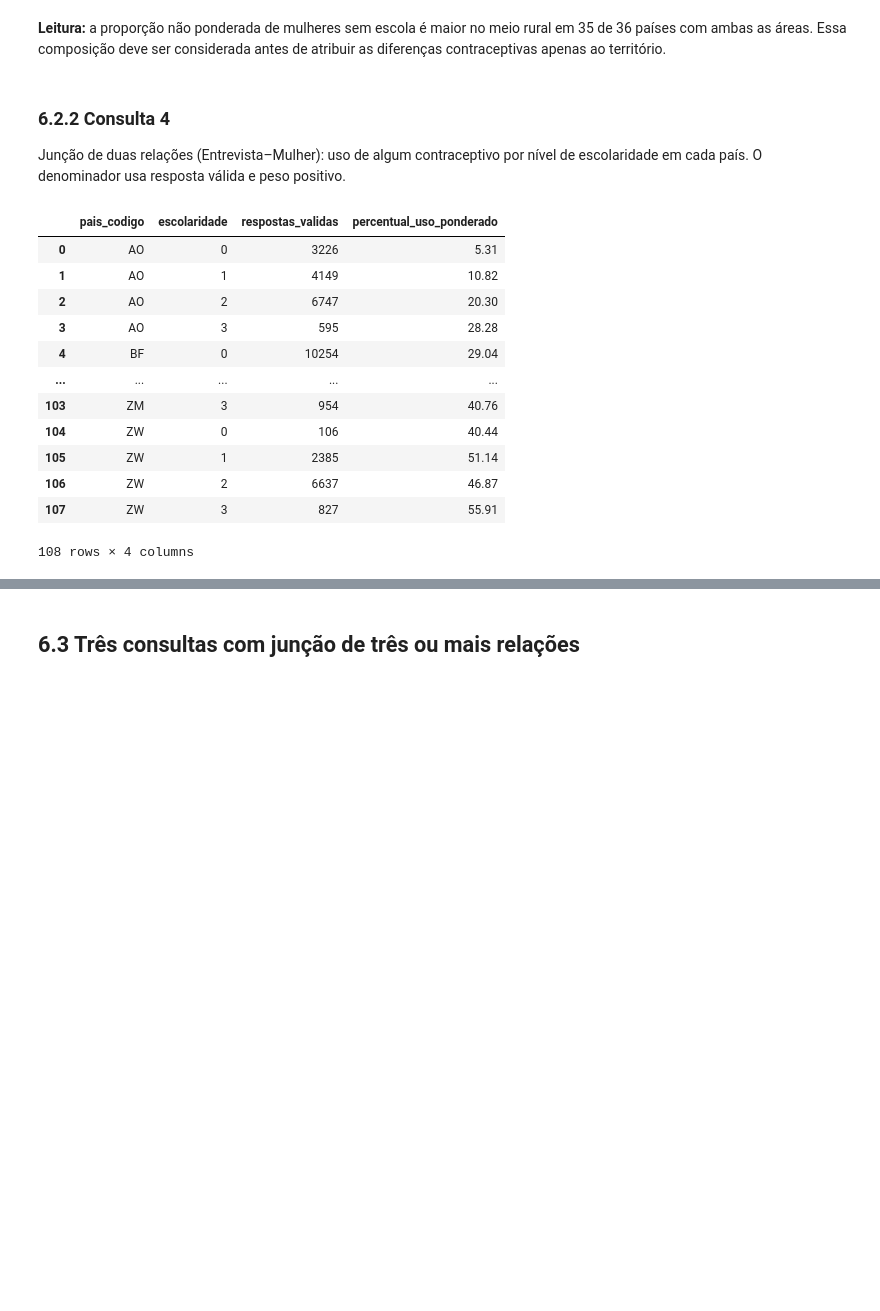
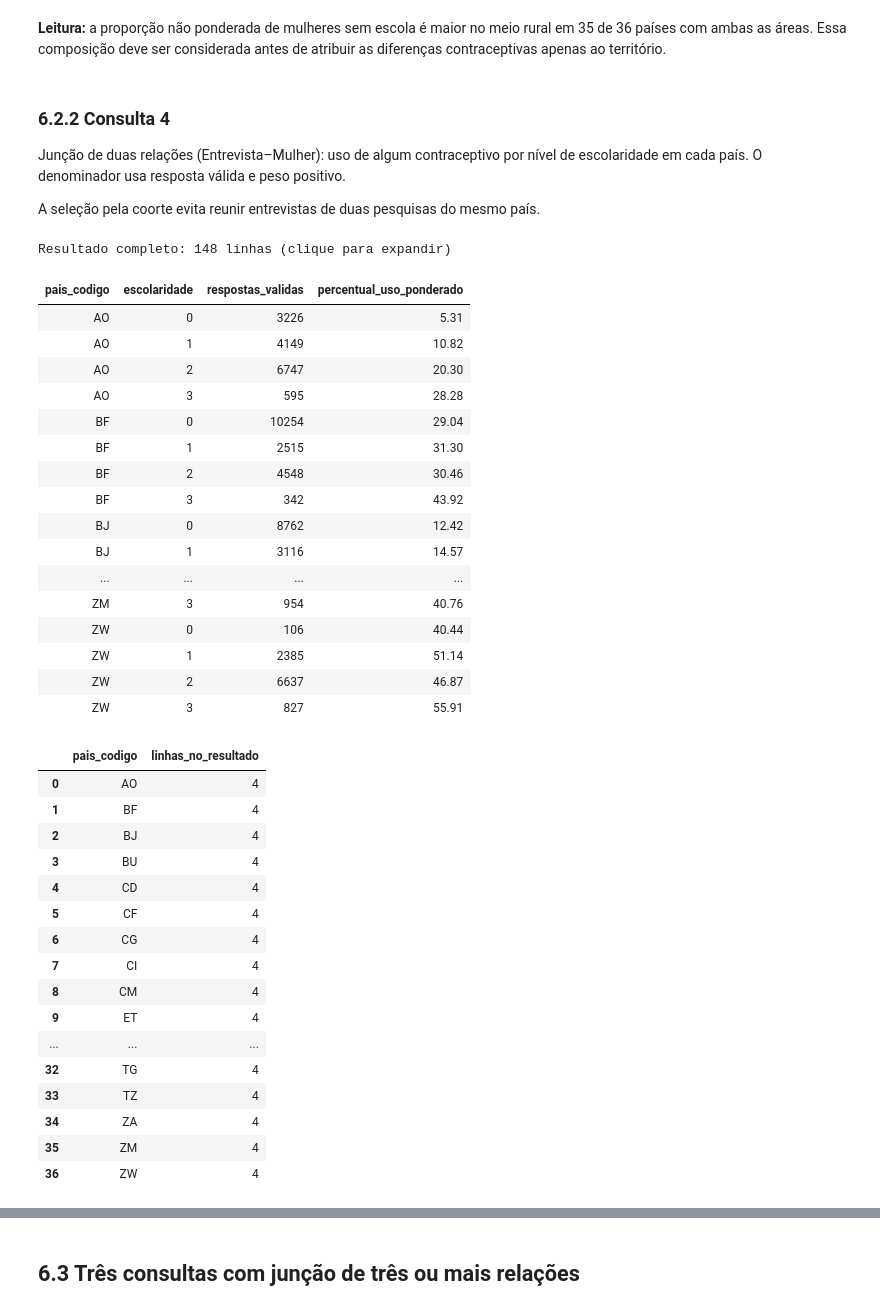
Before and after one commit to limag-henrique/subsaharanAfrica-womenData, a Jupyter notebook: tp_template.ipynb, the cells around one changed output, grey strips where cells are left out. Cells and saved outputs as stored; diff of their text form; code cells hidden in the pictures; blank space fills up the shorter version.

```diff
--- a/tp_template.ipynb
+++ b/tp_template.ipynb
@@ -207,7 +263,7 @@ def construir_banco(origem, destino):
 import pandas as pd
 import numpy as np
 import matplotlib.pyplot as plt
-from IPython.display import display, Markdown
+from IPython.display import display, Markdown, HTML
 from time import perf_counter
 from statistics import median
 import hashlib
@@ -221,8 +277,19 @@ def sha256(arquivo):
         for bloco in iter(lambda: f.read(4*1024*1024), b''): h.update(bloco)
     return h.hexdigest()
 hash_origem = sha256(origem)
+import json
+manifesto=json.loads((raiz/'docs/manifesto_contracepcao.json').read_text(encoding='utf-8'))
+pastas=[raiz/'dados/completo/extraidos',raiz/'dados/extraidos',
+        raiz.parent/'_dados_descartados_saude_mulher/completo/extraidos']
+suplementos=[]
+for item in manifesto:
+    encontrados=[a for pasta in pastas if pasta.exists() for a in pasta.rglob(item['arquivo_origem'])]
+    if not encontrados:
+        raise FileNotFoundError(f"Obter/extrair o arquivo DHS do manifesto: {item['arquivo_origem']}")
+    suplementos.append(dict(item,caminho_origem=str(encontrados[0])))
+display(pd.DataFrame(manifesto)[['pais_codigo','arquivo_origem','fase','anos','N','surv_id']])
 t0=perf_counter()
-construir_banco(origem,destino)
+construir_banco(origem,destino,suplementos)
 print(f"Carga normalizada concluída em {perf_counter()-t0:.2f} s.")
 assert sha256(origem)==hash_origem, "A origem deve permanecer intacta."
 conn=sqlite3.connect(destino)
@@ -233,6 +300,13 @@ def consulta(sql, amostra=False):
         display(tabela.groupby('pais_codigo',sort=True).size().rename('registros_selecionados').reset_index())
         display(tabela.groupby('pais_codigo',sort=True).head(1).sort_values('pais_codigo'))
         print(f"{len(tabela):,} linhas consultadas; exibição de um exemplo por país presente.")
+    elif len(tabela)>80:
+        # Resultado integral disponível, sem truncar os países intermediários.
+        display(HTML(f'<details><summary>Resultado completo: {len(tabela):,} linhas (clique para expandir)</summary>'
+                     + tabela.to_html(index=False) + '</details>'))
+        coluna='pais_codigo' if 'pais_codigo' in tabela else ('codigo' if 'codigo' in tabela else None)
+        if coluna:
+            display(tabela.groupby(coluna).size().rename('linhas_no_resultado').reset_index())
     else:
         display(tabela)
     return tabela
@@ -242,7 +316,9 @@ resumo=pd.DataFrame([(t,conn.execute(f'SELECT COUNT(*) FROM {t}').fetchone()[0])
                    columns=['relacao','registros'])
 display(resumo)
 assert conn.execute('PRAGMA foreign_key_check').fetchall()==[]
-assert conn.execute('SELECT COUNT(*) FROM Mulher').fetchone()[0]==407600
+assert conn.execute('SELECT COUNT(*) FROM Mulher').fetchone()[0]==584004
+assert conn.execute("SELECT COUNT(*) FROM Entrevista WHERE coorte!='contracepcao'").fetchone()[0]==407600
+assert conn.execute("SELECT COUNT(*) FROM Entrevista WHERE coorte!='nucleo_exclusivo'").fetchone()[0]==510884
 assert conn.execute('SELECT COUNT(*) FROM Crianca').fetchone()[0]==282641
 assert conn.execute('SELECT COUNT(*) FROM Morador').fetchone()[0]==1884683
 assert conn.execute("SELECT COUNT(*) FROM Nascimento WHERE origem='BR'").fetchone()[0]==877412
@@ -486,29 +619,53 @@ display(Markdown(f"**Leitura:** a proporção não ponderada de mulheres sem esc
 ### 6.2.2 Consulta 4
 
 Junção de duas relações (Entrevista–Mulher): uso de algum contraceptivo por nível de escolaridade em cada país. O denominador usa resposta válida e peso positivo.
+
+A seleção pela coorte evita reunir entrevistas de duas pesquisas do mesmo país.
 # %%
 sql_4 = """
 SELECT substr(m.id,1,2) AS pais_codigo,m.escolaridade,COUNT(*) AS respostas_validas,
 ROUND(100.0*SUM(e.peso*e.usa_metodo)/SUM(e.peso),2) AS percentual_uso_ponderado
 FROM Entrevista e JOIN Mulher m ON m.id=e.mulher_id
-WHERE e.usa_metodo IS NOT NULL AND e.peso>0 AND m.escolaridade IS NOT NULL
+WHERE e.coorte!='nucleo_exclusivo' AND e.usa_metodo IS NOT NULL AND e.peso>0 AND m.escolaridade IS NOT NULL
 GROUP BY substr(m.id,1,2),m.escolaridade ORDER BY pais_codigo,m.escolaridade
 """
 r4 = consulta(sql_4, amostra=False)
 # %% [output]
+Resultado completo: 148 linhas (clique para expandir)
-|  | pais_codigo | escolaridade | respostas_validas | percentual_uso_ponderado |
-| 0 | AO | 0 | 3226 | 5.31 |
-| 1 | AO | 1 | 4149 | 10.82 |
-| 2 | AO | 2 | 6747 | 20.30 |
-| 3 | AO | 3 | 595 | 28.28 |
-| 4 | BF | 0 | 10254 | 29.04 |
-| ... | ... | ... | ... | ... |
-| 103 | ZM | 3 | 954 | 40.76 |
-| 104 | ZW | 0 | 106 | 40.44 |
-| 105 | ZW | 1 | 2385 | 51.14 |
-| 106 | ZW | 2 | 6637 | 46.87 |
-| 107 | ZW | 3 | 827 | 55.91 |
+| pais_codigo | escolaridade | respostas_validas | percentual_uso_ponderado |
+| AO | 0 | 3226 | 5.31 |
+| AO | 1 | 4149 | 10.82 |
+| AO | 2 | 6747 | 20.30 |
+| AO | 3 | 595 | 28.28 |
+| BF | 0 | 10254 | 29.04 |
+| BF | 1 | 2515 | 31.30 |
+| BF | 2 | 4548 | 30.46 |
+| BF | 3 | 342 | 43.92 |
+| BJ | 0 | 8762 | 12.42 |
+| BJ | 1 | 3116 | 14.57 |
+| ... | ... | ... | ... |
+| ZM | 3 | 954 | 40.76 |
+| ZW | 0 | 106 | 40.44 |
+| ZW | 1 | 2385 | 51.14 |
+| ZW | 2 | 6637 | 46.87 |
+| ZW | 3 | 827 | 55.91 |
-108 rows × 4 columns
+|  | pais_codigo | linhas_no_resultado |
+| 0 | AO | 4 |
+| 1 | BF | 4 |
+| 2 | BJ | 4 |
+| 3 | BU | 4 |
+| 4 | CD | 4 |
+| 5 | CF | 4 |
+| 6 | CG | 4 |
+| 7 | CI | 4 |
+| 8 | CM | 4 |
+| 9 | ET | 4 |
+| ... | ... | ... |
+| 32 | TG | 4 |
+| 33 | TZ | 4 |
+| 34 | ZA | 4 |
+| 35 | ZM | 4 |
+| 36 | ZW | 4 |
 # %%
 extremos=r4[r4.escolaridade.isin([0,3])].pivot(index='pais_codigo',columns='escolaridade',values='percentual_uso_ponderado').dropna()
 display(Markdown(f"**Leitura:** entre os {len(extremos)} países com respostas nos dois extremos de escolaridade, {int((extremos[3]>extremos[0]).sum())} apresentam maior uso ponderado no nível superior do que entre mulheres sem escola. Idade, estado conjugal, preferências reprodutivas e acesso podem explicar parte da associação."))
```
Also changed, not shown: parts of 27 cells of this notebook, 6 other files.
